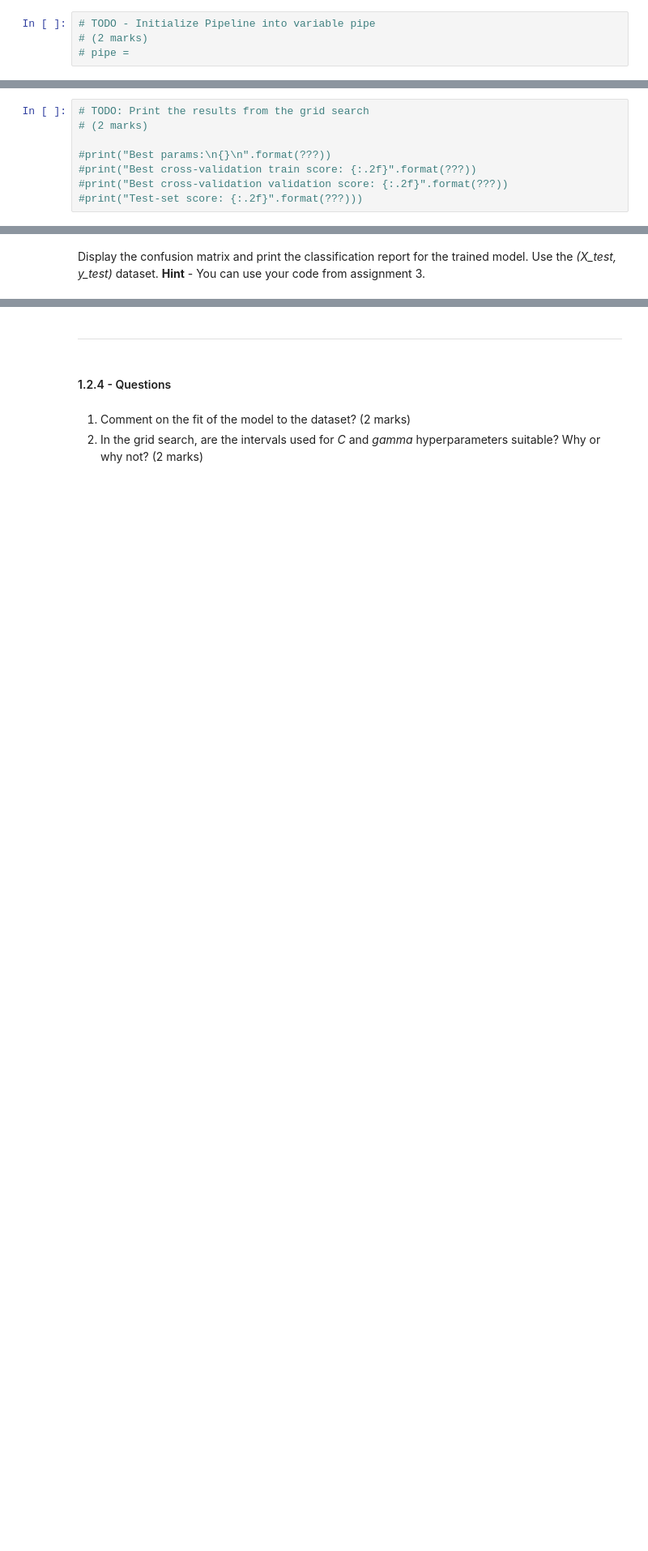
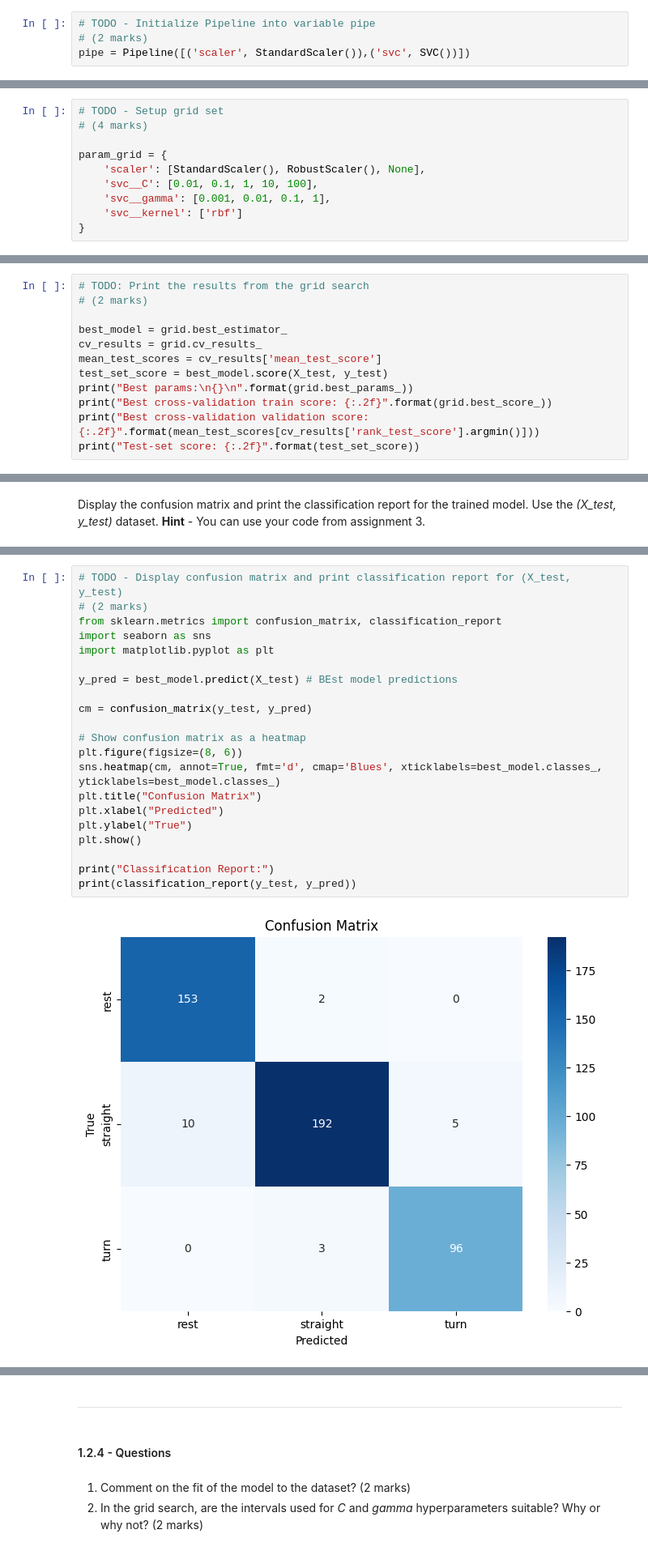
Before and after one commit to rbawah/engg680_2024_fall_group7, a Jupyter notebook: Lab_Assignment4/Assignment 4.ipynb, the cells around one changed output, grey strips where cells are left out. Shown at 81% size. Saved outputs shown, nothing was run; the diff lists cells and outputs as text; blank space fills up the shorter version.

```diff
--- a/Lab_Assignment4/Assignment 4.ipynb
+++ b/Lab_Assignment4/Assignment 4.ipynb
@@ -107,6 +158,6 @@ Initialize a `Pipeline`, consisting of a *scaler* and a *classifer*, set the def
 # %%
 # TODO - Initialize Pipeline into variable pipe
 # (2 marks)
-# pipe =
+pipe = Pipeline([('scaler', StandardScaler()),('svc', SVC())])
 # %% [markdown]
 Define the grid search configuration (*param_grid*) for training and hyper parameter tuning of the *support vector classifier*. Tune, the hyper-parameter *C*, over the interval `C=[0.01, 0.1, 1 ,10,100]`, *gamma*, over the interval `gamma=[0.001, 0.01, 0.1,1]`, and use the *radial basis function* as the kernel. For the *scaler* parameter, test with the `StandardScaler`, `RobustScaler`, and `None` options.
@@ -118,3 +164,13 @@ Define the grid search configuration (*param_grid*) for training and hyper param
+# %%
+# TODO - Setup grid set
+# (4 marks)
+
+param_grid = {
+    'scaler': [StandardScaler(), RobustScaler(), None],
+    'svc__C': [0.01, 0.1, 1, 10, 100],
+    'svc__gamma': [0.001, 0.01, 0.1, 1],
+    'svc__kernel': ['rbf']
+}
 # %%
 # Perform the grid search to train model and tune hyper parameters
 grid = GridSearchCV(pipe, param_grid, cv=5, scoring='accuracy', return_train_score=True)
@@ -135,7 +200,11 @@ Print the results from the grid search. The following outputs must be printed.
 # TODO: Print the results from the grid search
 # (2 marks)
 
-#print("Best params:\n{}\n".format(???))
-#print("Best cross-validation train score: {:.2f}".format(???))
-#print("Best cross-validation validation score: {:.2f}".format(???))
-#print("Test-set score: {:.2f}".format(???)))
+best_model = grid.best_estimator_
+cv_results = grid.cv_results_
+mean_test_scores = cv_results['mean_test_score']
+test_set_score = best_model.score(X_test, y_test)
+print("Best params:\n{}\n".format(grid.best_params_))
+print("Best cross-validation train score: {:.2f}".format(grid.best_score_))
+print("Best cross-validation validation score: {:.2f}".format(mean_test_scores[cv_results['rank_test_score'].argmin()]))
+print("Test-set score: {:.2f}".format(test_set_score))
@@ -146,0 +220,23 @@ Display the confusion matrix and print the classification report for the trained
+# %%
+# TODO - Display confusion matrix and print classification report for (X_test, y_test)
+# (2 marks)
+from sklearn.metrics import confusion_matrix, classification_report
+import seaborn as sns
+import matplotlib.pyplot as plt
+
+y_pred = best_model.predict(X_test) # BEst model predictions
+
+cm = confusion_matrix(y_test, y_pred)
+
+# Show confusion matrix as a heatmap
+plt.figure(figsize=(8, 6))
+sns.heatmap(cm, annot=True, fmt='d', cmap='Blues', xticklabels=best_model.classes_, yticklabels=best_model.classes_)
+plt.title("Confusion Matrix")
+plt.xlabel("Predicted")
+plt.ylabel("True")
+plt.show()
+
+print("Classification Report:")
+print(classification_report(y_test, y_pred))
+# %% [output]
+[figure, added]
```
Also changed, not shown: parts of 25 cells of this notebook.
